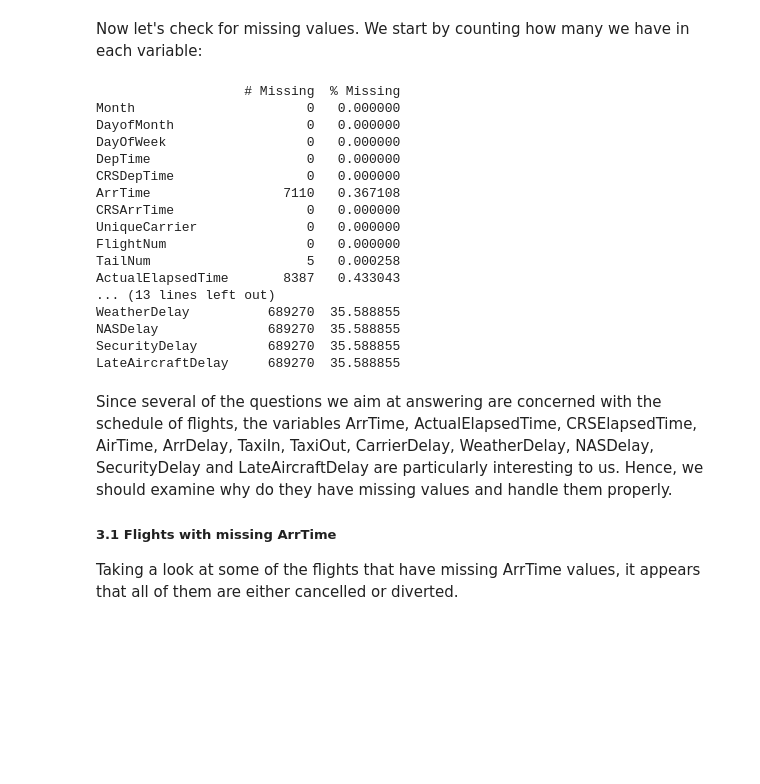
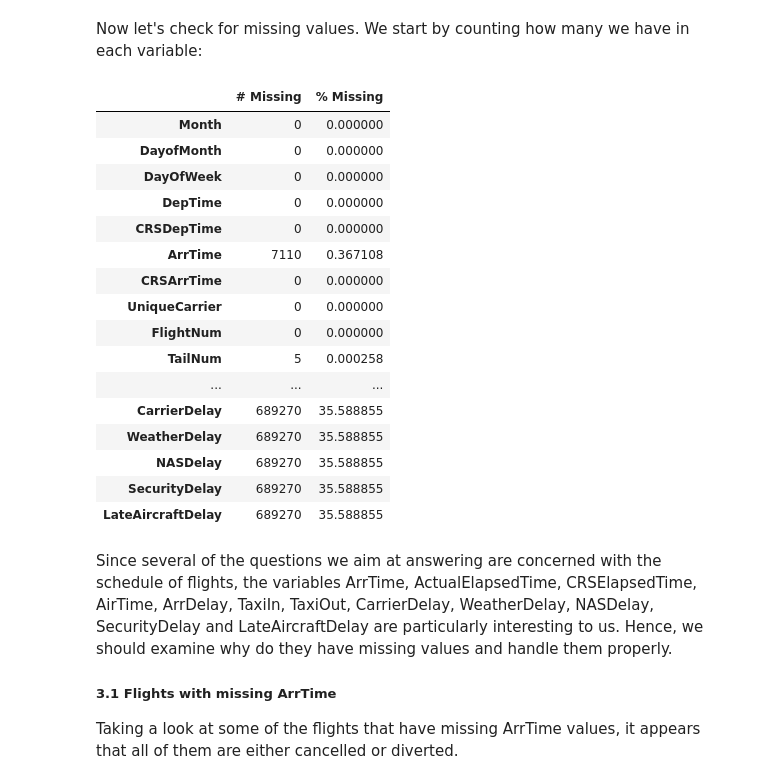
Before and after one commit to s-londono/airlinedelaystats, a Jupyter notebook: AirlineDelayAnalysis.ipynb, the cells around one changed output. Drawn from its saved outputs; the diff is of its cells as text; code cells hidden in the pictures; blank space fills up the shorter version.

```diff
--- a/AirlineDelayAnalysis.ipynb
+++ b/AirlineDelayAnalysis.ipynb
@@ -114,39 +173,39 @@ Now let's check for missing values. We start by counting how many we have in eac
 # %%
 def build_nan_data(df):
     """
     INPUT
         df - the dataframe in which this function will count for missing values
     OUTPUT
         dataframe with the names of variables in df as index and two columns: count of missing values in
         each variable and percent of missing values in each variable
     """
     # Count the total missing entries per column
     df_nan_counts = df.isna().sum()
 
     # Compute the percentage of missing values per column
     df_nan_percents = (df_nan_counts / df.shape[0]) * 100
 
     return pd.DataFrame({"# Missing": df_nan_counts, "% Missing": df_nan_percents}, index=df_nan_counts.index)
 
-print(build_nan_data(df_flight_delays))
+build_nan_data(df_flight_delays)
 # %% [output]
-                   # Missing  % Missing
-Month                      0   0.000000
-DayofMonth                 0   0.000000
-DayOfWeek                  0   0.000000
-DepTime                    0   0.000000
-CRSDepTime                 0   0.000000
-ArrTime                 7110   0.367108
-CRSArrTime                 0   0.000000
-UniqueCarrier              0   0.000000
-FlightNum                  0   0.000000
-TailNum                    5   0.000258
-ActualElapsedTime       8387   0.433043
-... (13 lines left out)
-WeatherDelay          689270  35.588855
-NASDelay              689270  35.588855
-SecurityDelay         689270  35.588855
-LateAircraftDelay     689270  35.588855
+|  | # Missing | % Missing |
+| Month | 0 | 0.000000 |
+| DayofMonth | 0 | 0.000000 |
+| DayOfWeek | 0 | 0.000000 |
+| DepTime | 0 | 0.000000 |
+| CRSDepTime | 0 | 0.000000 |
+| ArrTime | 7110 | 0.367108 |
+| CRSArrTime | 0 | 0.000000 |
+| UniqueCarrier | 0 | 0.000000 |
+| FlightNum | 0 | 0.000000 |
+| TailNum | 5 | 0.000258 |
+| ... | ... | ... |
+| CarrierDelay | 689270 | 35.588855 |
+| WeatherDelay | 689270 | 35.588855 |
+| NASDelay | 689270 | 35.588855 |
+| SecurityDelay | 689270 | 35.588855 |
+| LateAircraftDelay | 689270 | 35.588855 |
 # %% [markdown]
 Since several of the questions we aim at answering are concerned with the schedule of flights, the variables ArrTime, ActualElapsedTime, CRSElapsedTime, AirTime, ArrDelay, TaxiIn, TaxiOut, CarrierDelay, WeatherDelay, NASDelay, SecurityDelay and LateAircraftDelay are particularly interesting to us. Hence, we should examine why do they have missing values and handle them properly.
 
```
Also changed, not shown: parts of 12 cells of this notebook, 1 other file.
